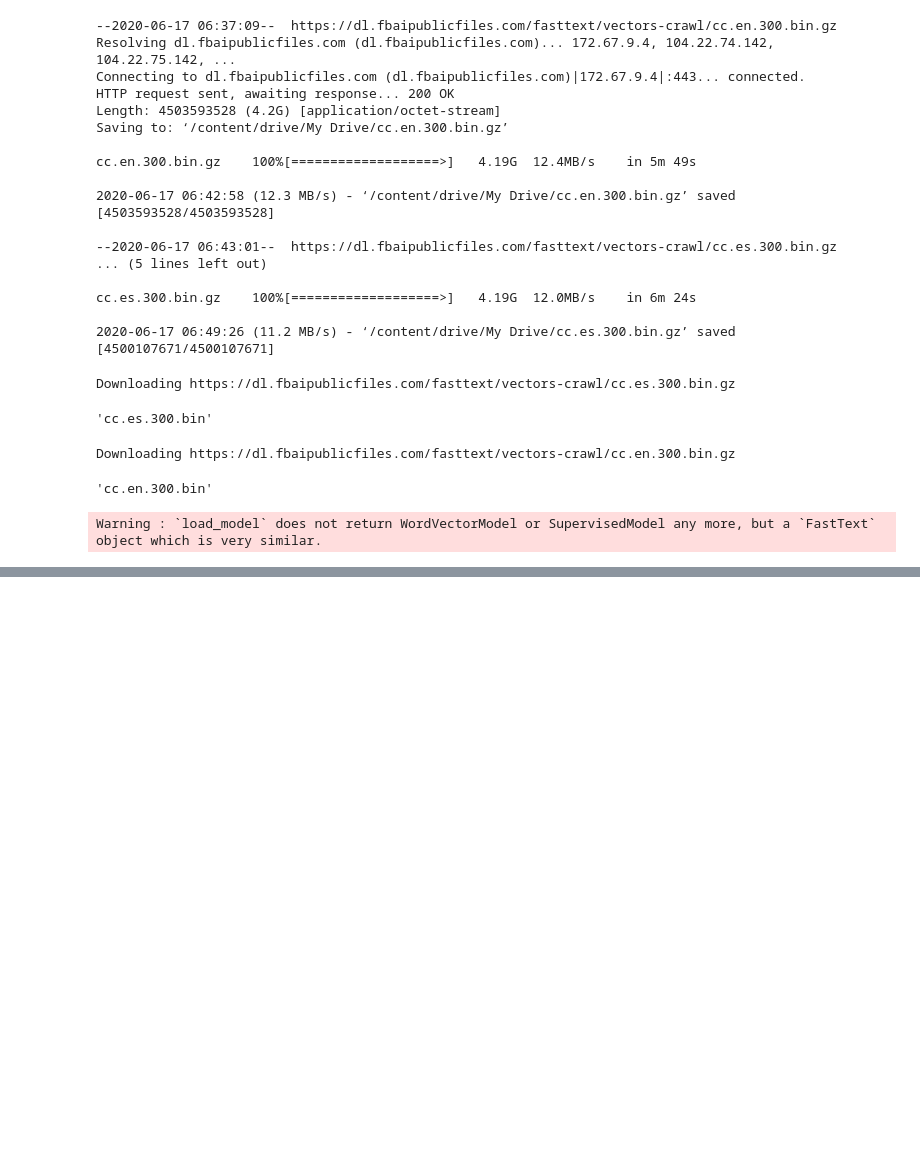
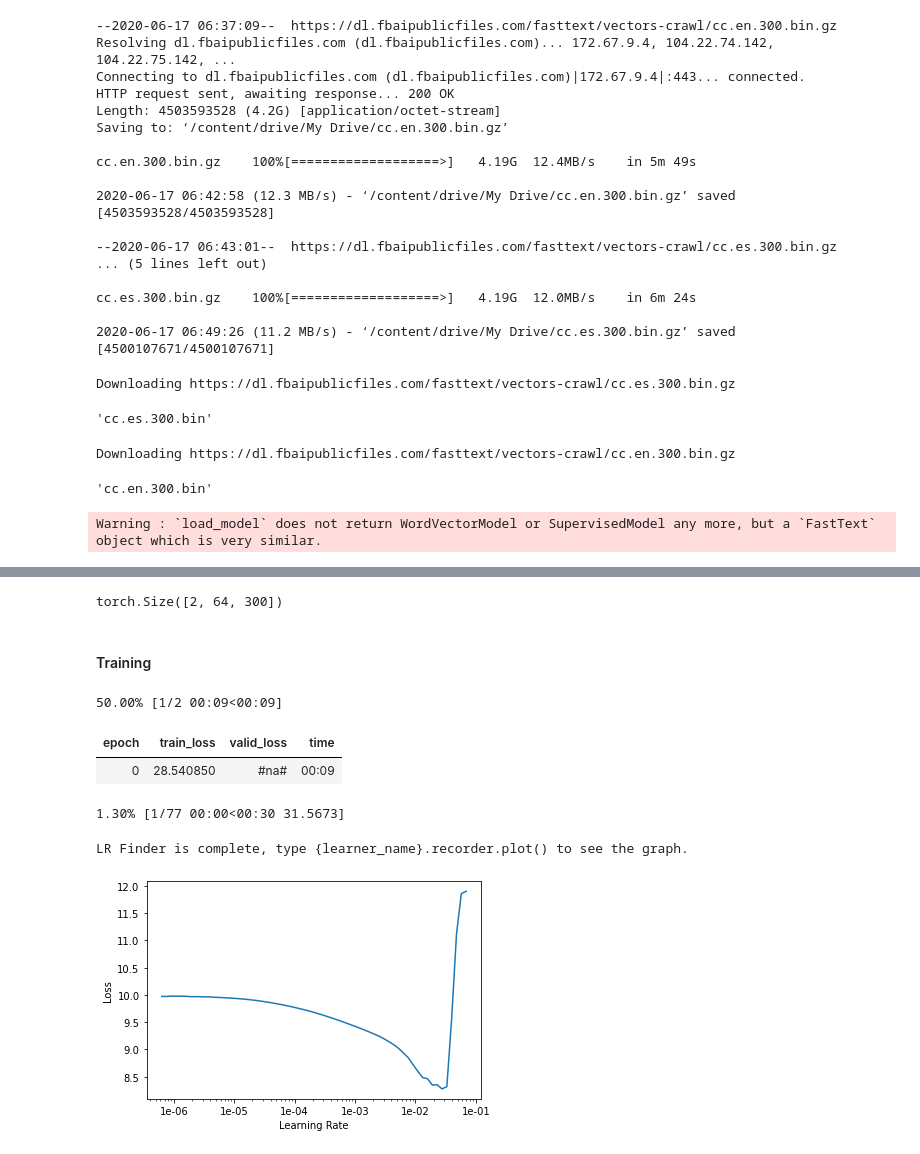
Before and after one commit to deep1401/Ablation-Analysis-of-Seq2Seq-Models-and-Vanilla-Transformers-for-Spanish-to-English-Translation, a Jupyter notebook: Neural_Machine_Translation.ipynb, the cells around one changed output, grey strips where cells are left out. Drawn from its saved outputs; the diff is of its cells as text; code cells hidden in the pictures; blank space fills up the shorter version.

```diff
--- a/Neural_Machine_Translation.ipynb
+++ b/Neural_Machine_Translation.ipynb
@@ -248,3 +257,6 @@ torch.Size([4576, 300])
 # %%
 #torch.save(emb_enc,'/content/drive/My Drive/es_emb.pth')
 torch.save(emb_dec,'/content/drive/My Drive/en_emb.pth')
+# %%
+emb_enc = torch.load('/content/drive/My Drive/es_emb.pth')
+emb_dec = torch.load('/content/drive/My Drive/en_emb.pth')
@@ -250,0 +317,2 @@ torch.save(emb_dec,'/content/drive/My Drive/en_emb.pth')
+# %%
+rnn = Seq2SeqRNN(emb_enc, emb_dec, 256, 73)
@@ -250,0 +340,25 @@ torch.save(emb_dec,'/content/drive/My Drive/en_emb.pth')
+# %%
+h.size()
+# %% [output]
+torch.Size([2, 64, 300])
+# %%
+def seq2seqloss(out, targ, pad_idx=1):
+  bs, targ_len = targ.size()
+  _ ,out_len,vs = out.size()
+  if targ_len > out_len: out = F.pad(out, (0,0,0,targ_len-out_len,0,0), value=pad_idx)
+  if out_len > targ_len : targ = F.pad(targ, (0,out_len-targ_len,0,0), value=pad_idx)
+  return CrossEntropyFlat()(out,targ)
+# %% [markdown]
+#### Training
+# %%
+learn = Learner(data, rnn, loss_func=seq2seqloss)
+# %%
+learn.lr_find()
+learn.recorder.plot()
+# %% [output]
+50.00% [1/2 00:09<00:09]
+| epoch | train_loss | valid_loss | time |
+| 0 | 28.540850 | #na# | 00:09 |
+1.30% [1/77 00:00<00:30 31.5673]
+LR Finder is complete, type {learner_name}.recorder.plot() to see the graph.
+[figure, added]
```
Also changed, not shown: parts of 27 cells of this notebook.
